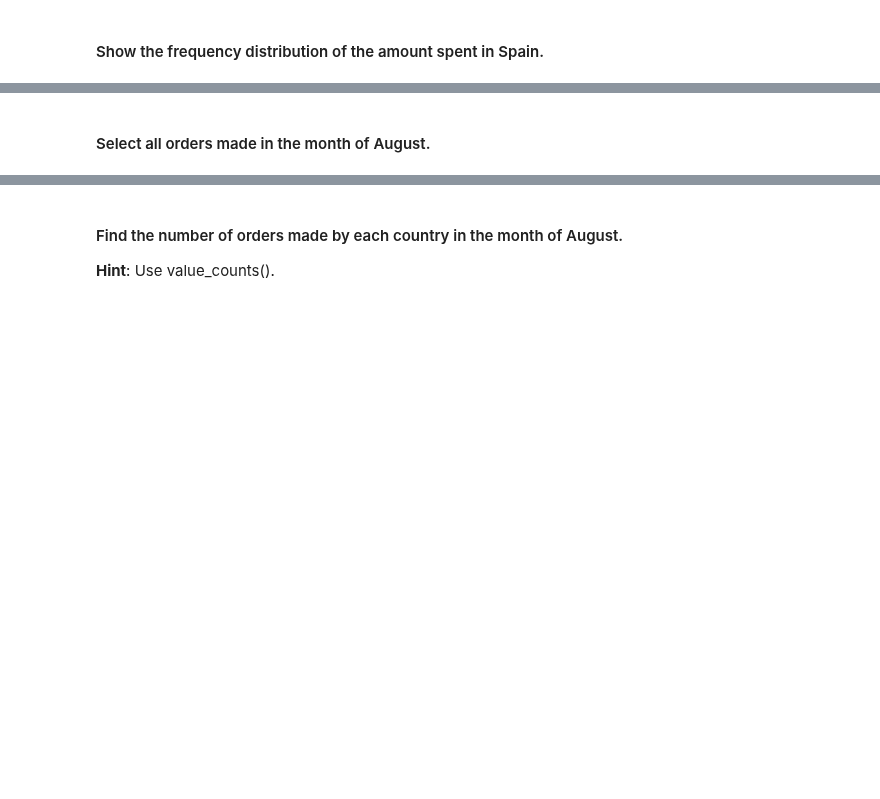
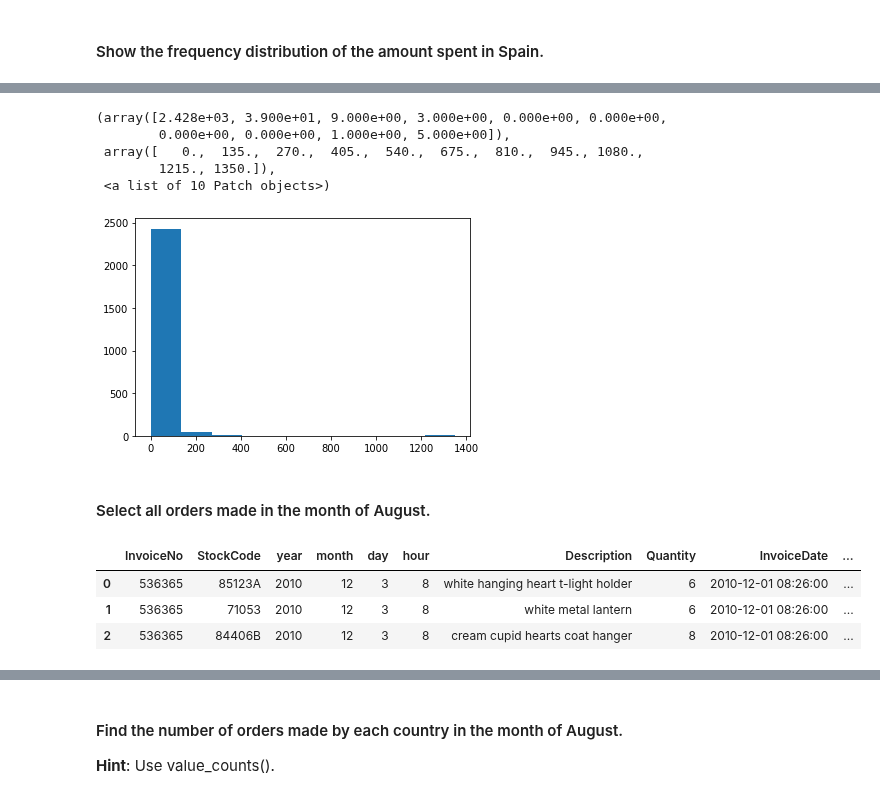
Before and after one commit to rafaelbazzanella/LABs_Ironhack, a Jupyter notebook: Week_6_remote/Day_1/Subsetting-Descriptive-Stats/your-code/main.ipynb, the cells around one changed output, grey strips where cells are left out. Drawn from its saved outputs; the diff is of its cells as text; code cells hidden in the pictures; blank space fills up the shorter version.

```diff
--- a/Week_6_remote/Day_1/Subsetting-Descriptive-Stats/your-code/main.ipynb
+++ b/Week_6_remote/Day_1/Subsetting-Descriptive-Stats/your-code/main.ipynb
@@ -563,4 +587,19 @@ TypeError: Keyword arguments `items`, `like`, or `regex` are mutually exclusive
+# %%
+plt.hist(x)
+# %% [output]
+(array([2.428e+03, 3.900e+01, 9.000e+00, 3.000e+00, 0.000e+00, 0.000e+00,
+        0.000e+00, 0.000e+00, 1.000e+00, 5.000e+00]),
+ array([   0.,  135.,  270.,  405.,  540.,  675.,  810.,  945., 1080.,
+        1215., 1350.]),
+ <a list of 10 Patch objects>)
+[figure, added]
 # %% [markdown]
 #### Select all orders made in the month of August.
 # %%
 # your code here
+orders.head(3)
+# %% [output]
+|  | InvoiceNo | StockCode | year | month | day | hour | Description | Quantity | InvoiceDate | ... |
+| 0 | 536365 | 85123A | 2010 | 12 | 3 | 8 | white hanging heart t-light holder | 6 | 2010-12-01 08:26:00 | ... |
+| 1 | 536365 | 71053 | 2010 | 12 | 3 | 8 | white metal lantern | 6 | 2010-12-01 08:26:00 | ... |
+| 2 | 536365 | 84406B | 2010 | 12 | 3 | 8 | cream cupid hearts coat hanger | 8 | 2010-12-01 08:26:00 | ... |
```
Also changed, not shown: parts of 8 cells of this notebook.
